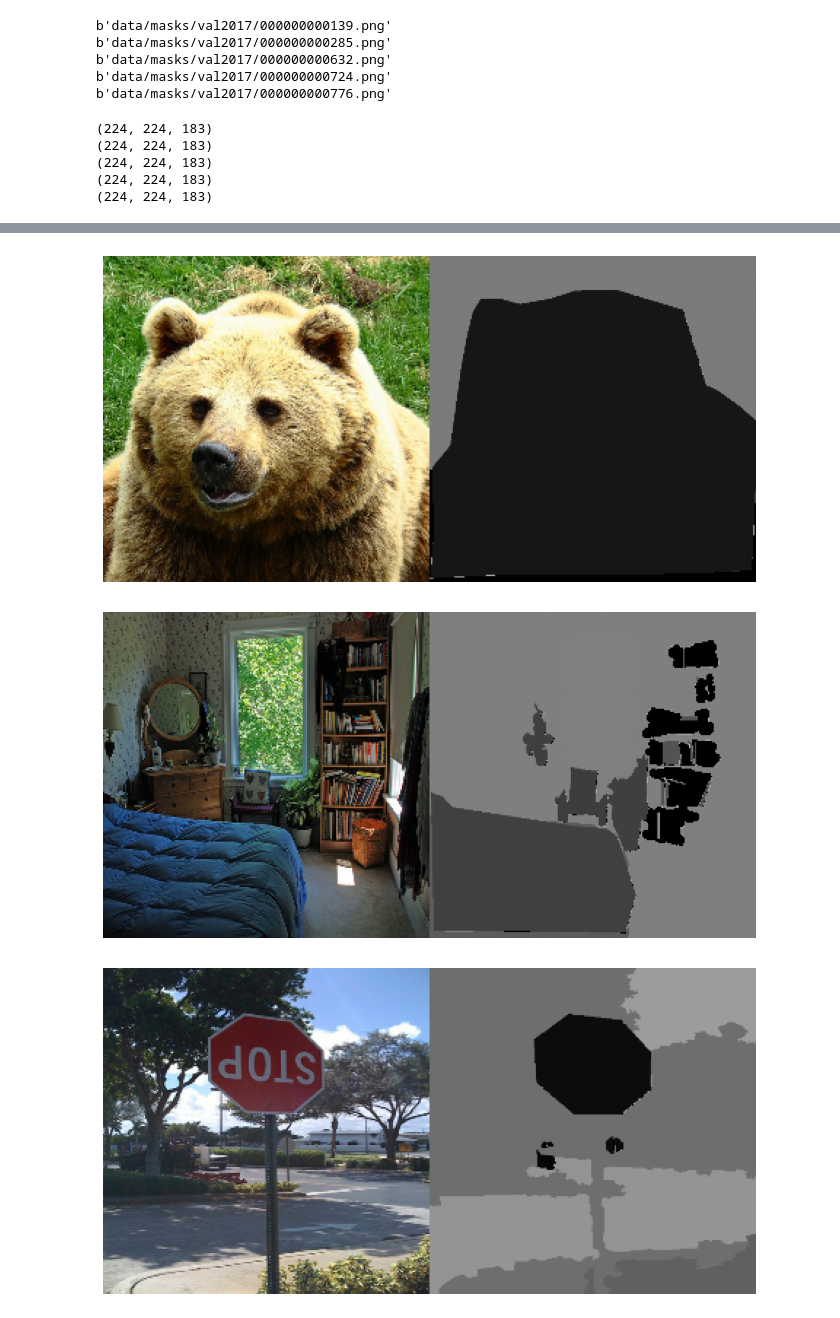
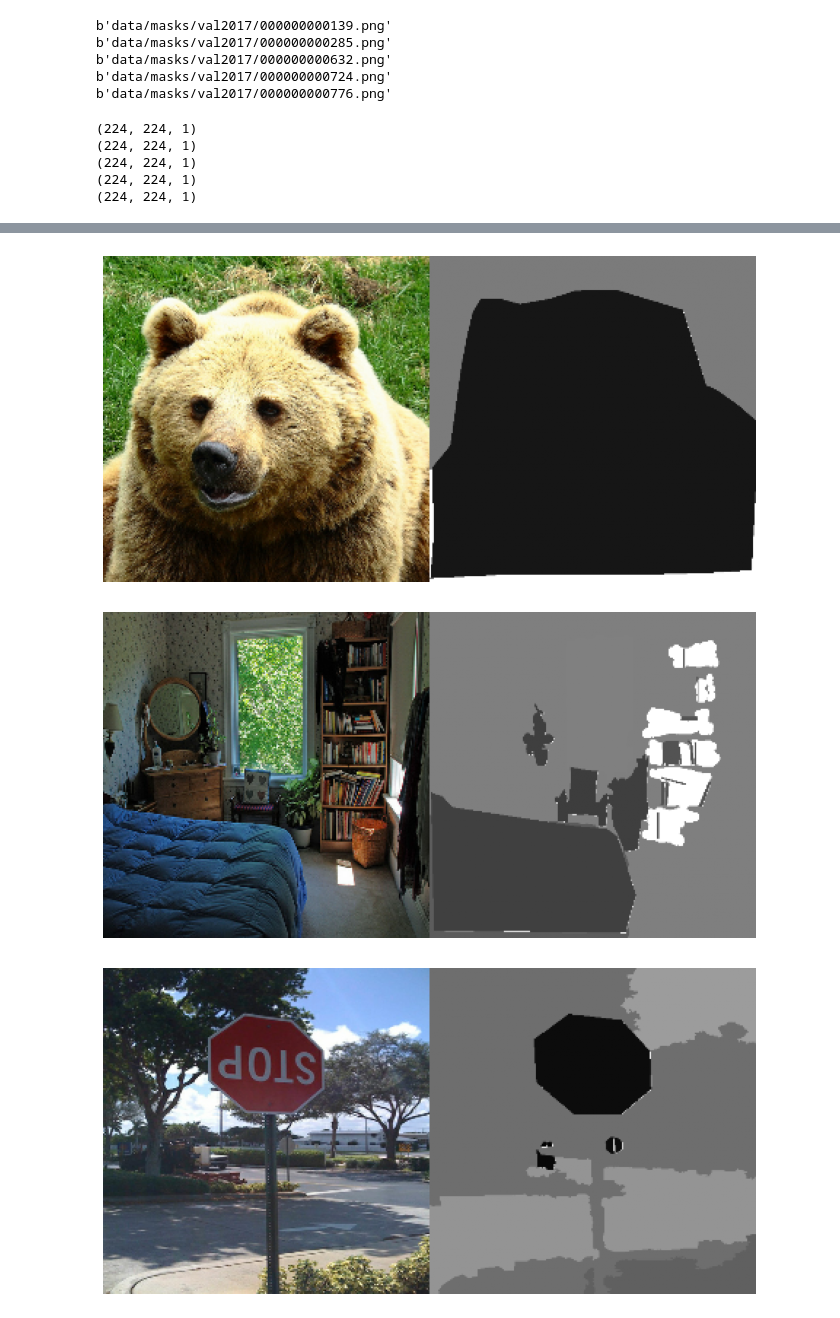
Before and after one commit to lambdaofgod/deeplearning_image_pixelwise, a Jupyter notebook: notebooks/Data setup and exploration.ipynb, the cells around one changed output, grey strips where cells are left out. Saved outputs shown, nothing was run; the diff lists cells and outputs as text; code cells hidden in the pictures.

```diff
--- a/notebooks/Data setup and exploration.ipynb
+++ b/notebooks/Data setup and exploration.ipynb
@@ -55,5 +46,5 @@ data/images/val2017/000000000785.jpg
 def load_filenames_ds(directory):
     return tf.data.Dataset.list_files(os.path.join(directory, '*'), shuffle=False)
 # %%
-val_image_files_ds = load_filenames_ds(VAL_DIR)
-val_mask_files_ds = load_filenames_ds(VAL_MASK_DIR)
+val_image_files_ds = load_filenames_ds(config.VAL_DIR)
+val_mask_files_ds = load_filenames_ds(config.VAL_MASK_DIR)
@@ -60,23 +55,23 @@ val_mask_files_ds = load_filenames_ds(VAL_MASK_DIR)
 # %%
 #export
 
-def decode_img(img):
+float_dtype = tf.float16 if config.float_dtype == 'float16' else tf.float32
+
+def decode_img(img, dtype=float_dtype):
     # convert the compressed string to a 3D uint8 tensor
     img = tf.image.decode_jpeg(img, channels=3)
     # Use `convert_image_dtype` to convert to floats in the [0,1] range.
-    img = tf.image.convert_image_dtype(img, tf.float32)
+    img = tf.image.convert_image_dtype(img, dtype)
     # resize the image to the desired size.
-    return tf.image.resize(img, [Config.IMG_WIDTH, Config.IMG_HEIGHT])
+    return tf.image.resize(img, [config.IMG_WIDTH, config.IMG_HEIGHT])
 
 
 def decode_mask(mask_img):
     mask_img = tf.image.decode_jpeg(mask_img, channels=1)
-    mask_img  = tf.image.resize(mask_img, [Config.IMG_WIDTH, Config.IMG_HEIGHT])
-    mask_img = tf.cast(mask_img, tf.int32)
-    mask_img  = tf.reshape(mask_img, [Config.IMG_WIDTH * Config.IMG_HEIGHT])
-    mask_img_ohe = tf.one_hot(mask_img, depth=Config.N_LABELS)
-    mask_img_ohe = tf.reshape(mask_img_ohe, [Config.IMG_WIDTH, Config.IMG_HEIGHT, Config.N_LABELS])
-    return mask_img_ohe
+    mask_img  = tf.image.resize(mask_img, [config.IMG_WIDTH, config.IMG_HEIGHT])
+    mask_img = tf.cast(mask_img, tf.uint8)
+    #mask_img = 183 * tf.equal(mask_img, 255) + mask_img * tf.less(mask_img, 255)
+    return mask_img
 
 def load_image(file_path):
     # load the raw data from the file as a string
@@ -106,14 +101,12 @@ val_masks_ds = val_mask_files_ds.map(compose(decode_mask, tf.io.read_file))
 for f in val_masks_ds.take(5):
     img = f.numpy()
     print(img.shape)
-    #plt.imshow(img)
-    #plt.show()
 # %% [output]
-(224, 224, 183)
-(224, 224, 183)
-(224, 224, 183)
-(224, 224, 183)
-(224, 224, 183)
+(224, 224, 1)
+(224, 224, 1)
+(224, 224, 1)
+(224, 224, 1)
+(224, 224, 1)
 # %%
 #export
 
@@ -124,4 +117,4 @@ def load_dataset(image_directory, mask_directory):
     masks_ds = mask_files_ds.map(compose(decode_mask, tf.io.read_file))
     return tf.data.Dataset.zip((imgs_ds, masks_ds))
 # %%
-val_dataset = load_dataset(VAL_DIR, VAL_MASK_DIR)
+val_dataset = load_dataset(config.VAL_DIR, config.VAL_MASK_DIR)
@@ -130,10 +121,10 @@ import skimage.color
 # %%
 for batch in val_dataset.take(5):
     img, mask = batch
-    img, mask = img.numpy(), mask.numpy()
-    mask = skimage.color.gray2rgb(mask.argmax(axis=-1) / 255.0)
+    img, mask = img.numpy(), mask.numpy()[:,:,0]
+    mask_gray = skimage.color.gray2rgb(mask / 255.0)
     plt.figure(figsize=(12, 6))
-    plt.imshow(np.hstack([img, mask]))
+    plt.imshow(np.hstack([img, mask_gray]))
     plt.axis('off')
     plt.show()
 # %% [output]
@@ -141,3 +132,3 @@ for batch in val_dataset.take(5):
-[figure, old version]
+[figure, new version]
-[figure, old version]
+[figure, new version]
 [figure]
```
Also changed, not shown: parts of 6 cells of this notebook, 5 other files.
